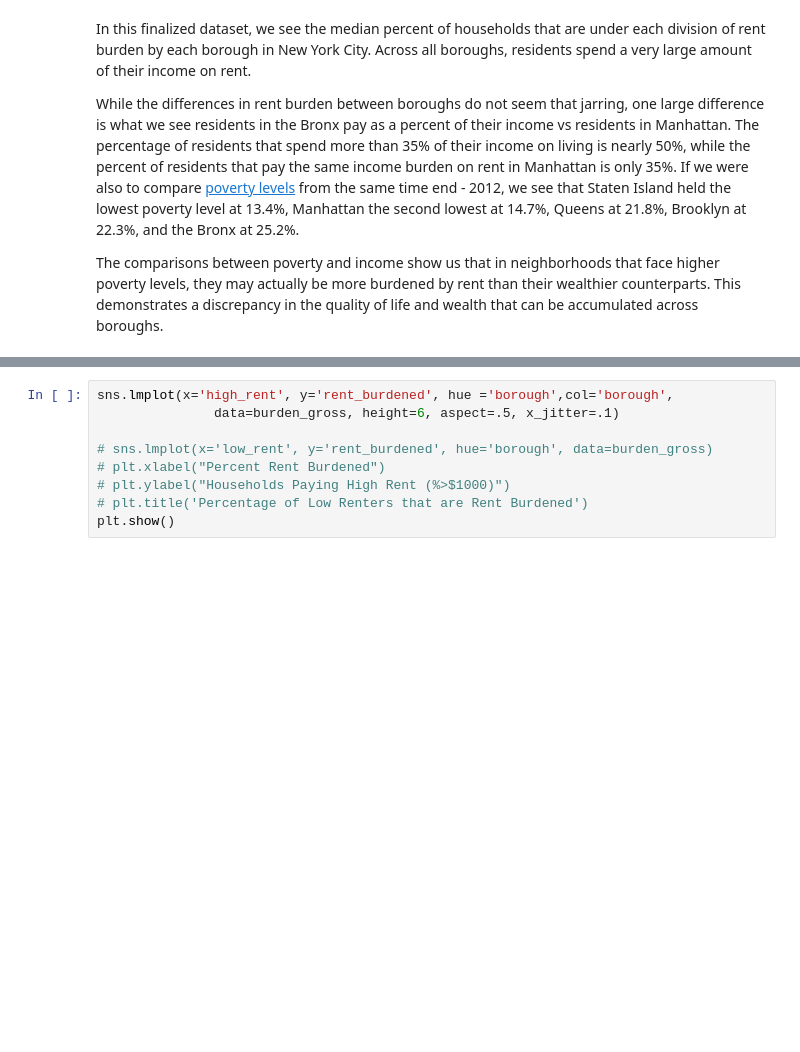
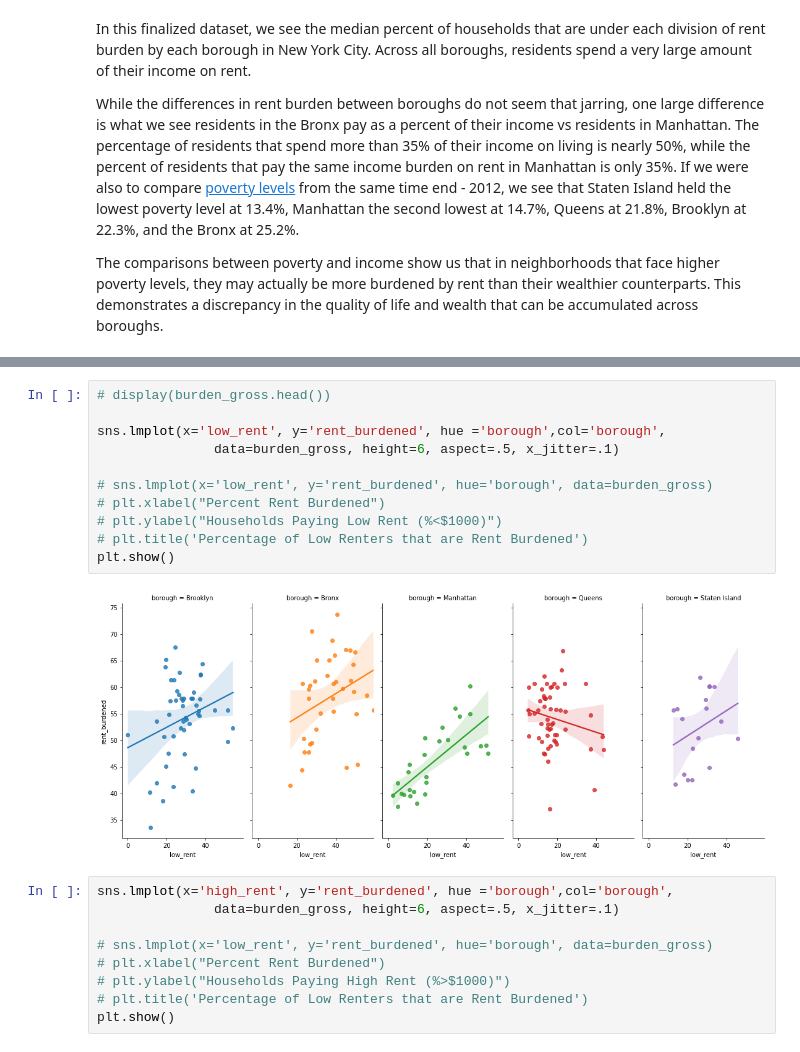
Before and after one commit to cailtyn-caj96/info-2950, a Jupyter notebook: phase2combined.ipynb, the cells around one changed output, grey strips where cells are left out. Cells and saved outputs as stored; diff of their text form; blank space fills up the shorter version.

```diff
--- a/phase2combined.ipynb
+++ b/phase2combined.ipynb
@@ -291,3 +291,16 @@ plt.show()
+# %%
+# display(burden_gross.head())
+
+sns.lmplot(x='low_rent', y='rent_burdened', hue ='borough',col='borough',
+               data=burden_gross, height=6, aspect=.5, x_jitter=.1)
+
+# sns.lmplot(x='low_rent', y='rent_burdened', hue='borough', data=burden_gross)
+# plt.xlabel("Percent Rent Burdened")
+# plt.ylabel("Households Paying Low Rent (%<$1000)")
+# plt.title('Percentage of Low Renters that are Rent Burdened')
+plt.show()
+# %% [output]
+[figure, added]
 # %%
 sns.lmplot(x='high_rent', y='rent_burdened', hue ='borough',col='borough',
                data=burden_gross, height=6, aspect=.5, x_jitter=.1)
```
Also changed, not shown: parts of 1 cell of this notebook.
